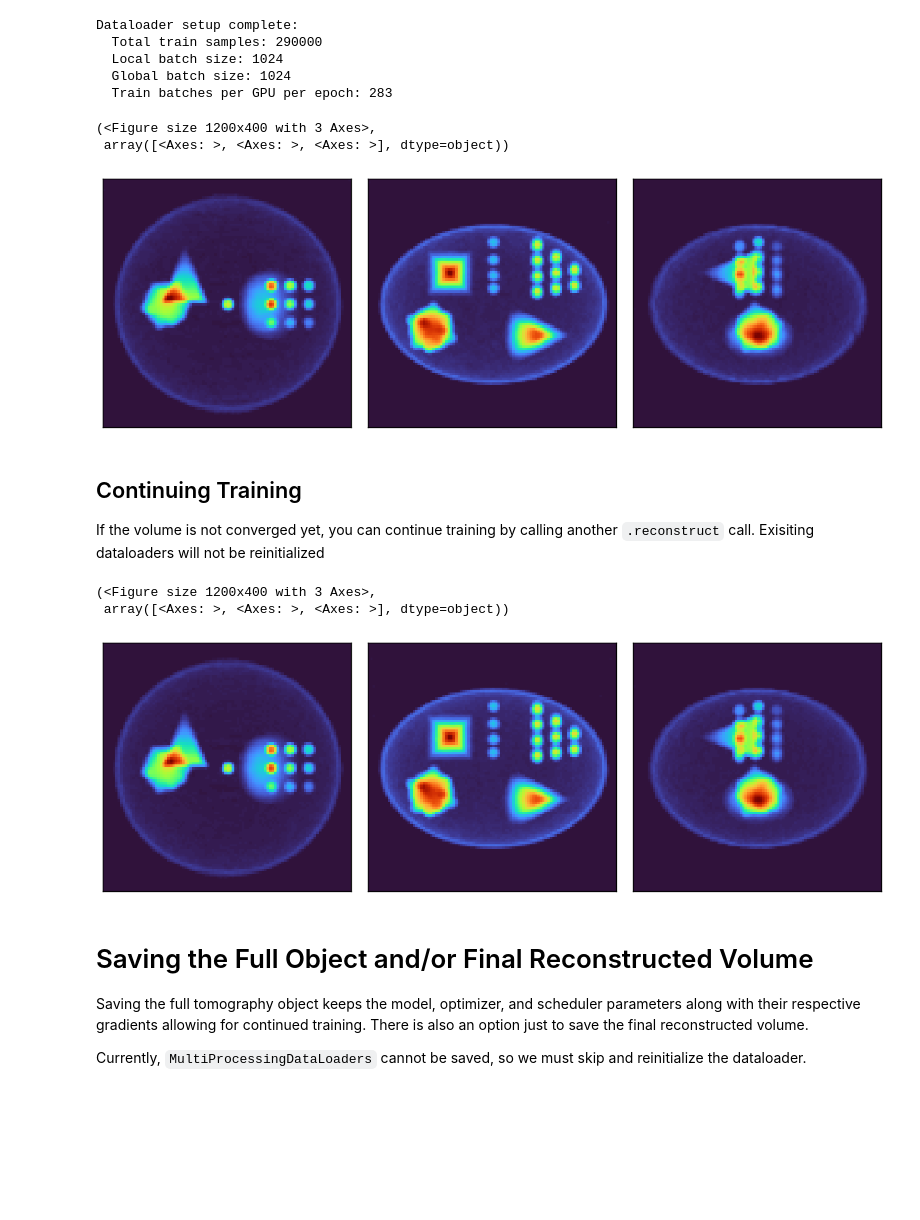
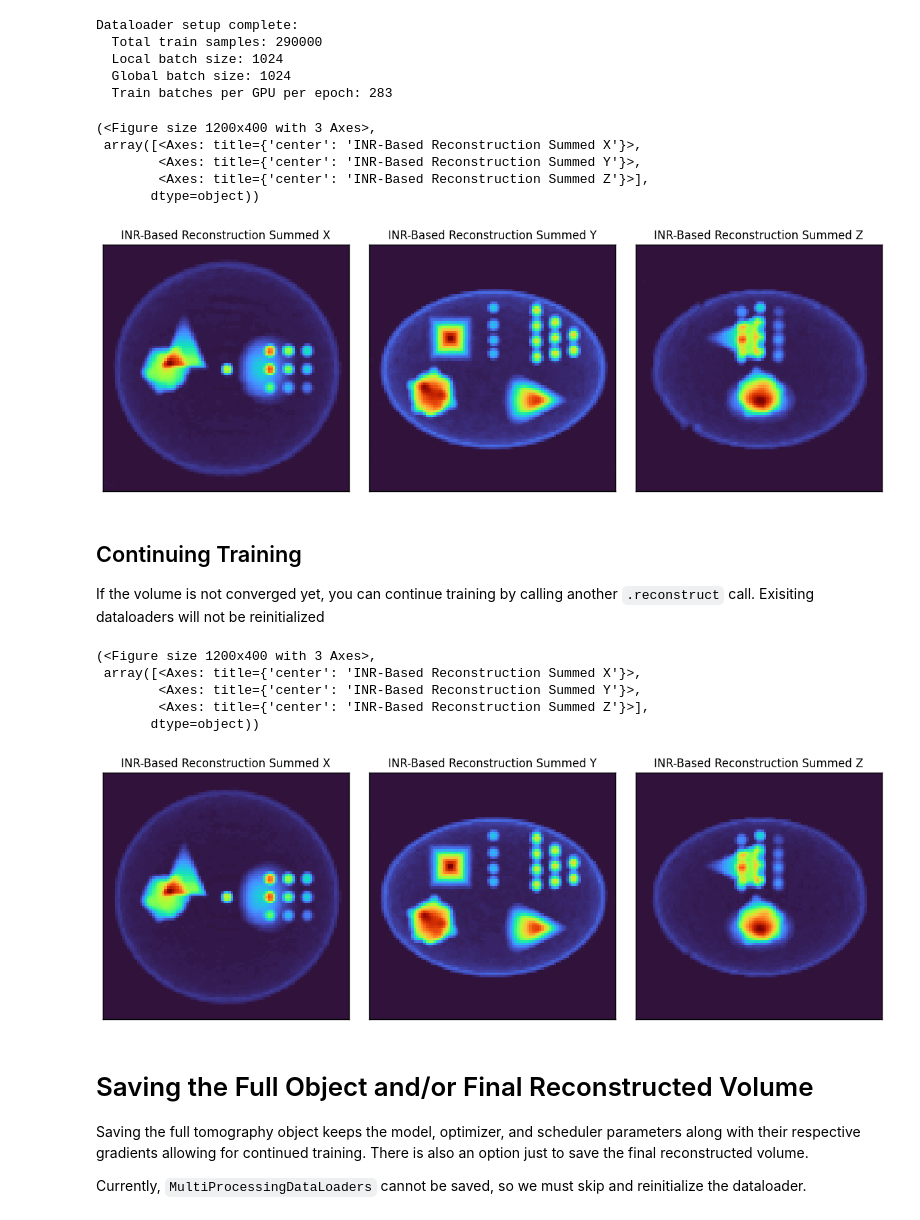
Before and after one commit to electronmicroscopy/quantem-tutorials, a Jupyter notebook: tutorials/tomography/notebooks/tomography_02_full.ipynb, the cells around one changed output. Drawn from its saved outputs; the diff is of its cells as text; code cells hidden in the pictures; blank space fills up the shorter version.

Commit message:
Updates to tomography_02_full using new ObjectConstraints, and updated with new workflow for OptimizerMixin

```diff
--- a/tutorials/tomography/notebooks/tomography_02_full.ipynb
+++ b/tutorials/tomography/notebooks/tomography_02_full.ipynb
@@ -14,13 +12,14 @@ This tutorial shows the usage of `TomographyLite` for conventional and machine-l
 # %%
 from quantem.tomography.tomography import TomographyConventional, Tomography
 from quantem.tomography.dataset_models import TomographyPixDataset, TomographyINRDataset, TomographyINRPretrainDataset
-from quantem.tomography.object_models import ObjectINR, ObjectPixelated
+from quantem.tomography.object_models import ObjectINR, ObjectPixelated, ObjConstraintParams
 from quantem.tomography.logger_tomography import LoggerTomography
 from quantem.core.ml.inr import HSiren
+from quantem.core.ml.optimizer_mixin import SchedulerParams, OptimizerParams
 import numpy as np
 
 from quantem.core.utils.tomography_utils import fourier_binning
 from quantem.core.visualization import show_2d
 import torch
 
-device = 'cuda:0' # Set device
+device = 'cuda:1' # Set device
@@ -230,20 +226,22 @@ Dataloader setup complete:
   Global batch size: 1024
   Train batches per GPU per epoch: 283
 # %%
-obj_inr.create_volume()
-obj = obj_inr.obj.cpu().numpy()[0].transpose(0, 2, 1)
+obj = tomo_inr.obj_model.obj_view[0]
 
 show_2d(
     [obj.sum(axis = 0), obj.sum(axis = 1), obj.sum(axis = 2)],
     title = ['INR-Based Reconstruction Summed X', 'INR-Based Reconstruction Summed Y', 'INR-Based Reconstruction Summed Z'],
     cmap = 'turbo',
     vmin = 0,
     vmax = None,
 )
 # %% [output]
 (<Figure size 1200x400 with 3 Axes>,
- array([<Axes: >, <Axes: >, <Axes: >], dtype=object))
+ array([<Axes: title={'center': 'INR-Based Reconstruction Summed X'}>,
+        <Axes: title={'center': 'INR-Based Reconstruction Summed Y'}>,
+        <Axes: title={'center': 'INR-Based Reconstruction Summed Z'}>],
+       dtype=object))
-[figure, old version]
+[figure, new version]
 # %% [markdown]
 ## Continuing Training
 
@@ -253,19 +251,22 @@ tomo_inr.reconstruct(
     num_iter = 20
 )
 # %%
-obj_inr.create_volume()
-obj = obj_inr.obj.cpu().numpy()[0].transpose(0, 2, 1)
+obj = tomo_inr.obj_model.obj_view[0]
 
 show_2d(
     [obj.sum(axis = 0), obj.sum(axis = 1), obj.sum(axis = 2)],
+    title = ['INR-Based Reconstruction Summed X', 'INR-Based Reconstruction Summed Y', 'INR-Based Reconstruction Summed Z'],
     cmap = 'turbo',
     vmin = 0,
     vmax = None,
 )
 # %% [output]
 (<Figure size 1200x400 with 3 Axes>,
- array([<Axes: >, <Axes: >, <Axes: >], dtype=object))
+ array([<Axes: title={'center': 'INR-Based Reconstruction Summed X'}>,
+        <Axes: title={'center': 'INR-Based Reconstruction Summed Y'}>,
+        <Axes: title={'center': 'INR-Based Reconstruction Summed Z'}>],
+       dtype=object))
-[figure, old version]
+[figure, new version]
 # %% [markdown]
 # Saving the Full Object and/or Final Reconstructed Volume
 
```
Also changed, not shown: parts of 19 cells of this notebook.
